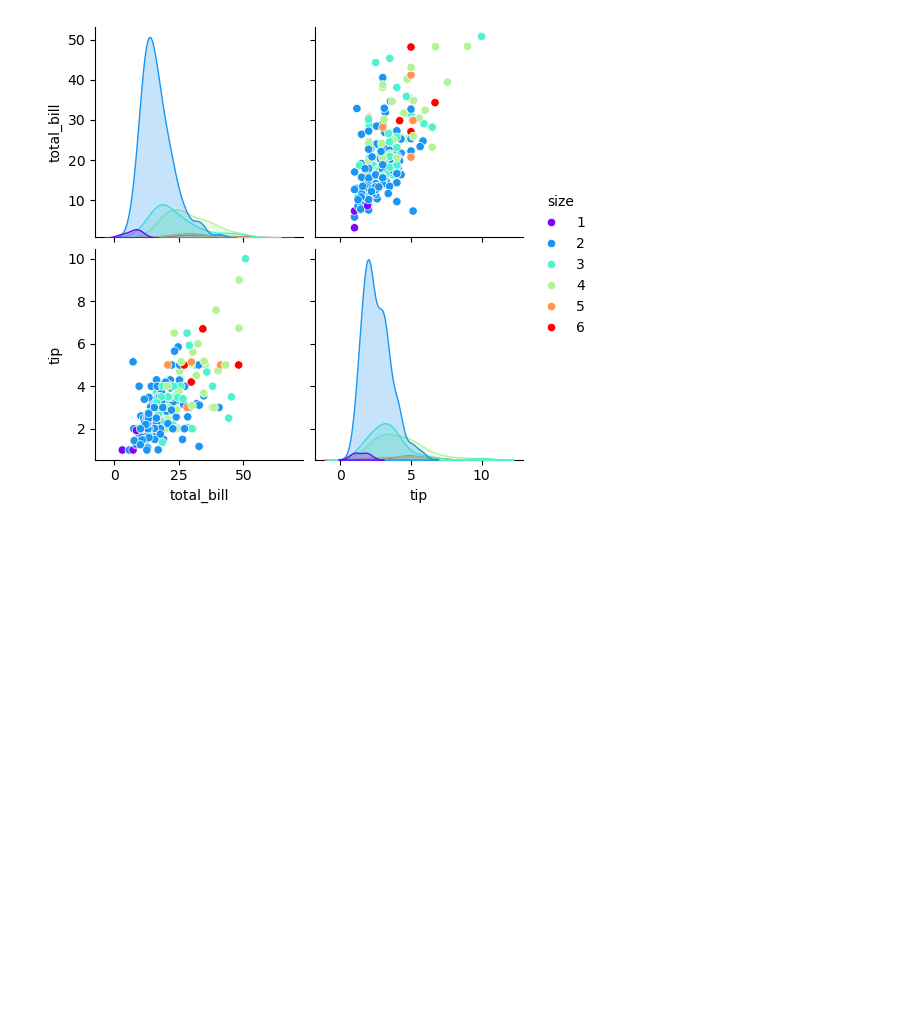
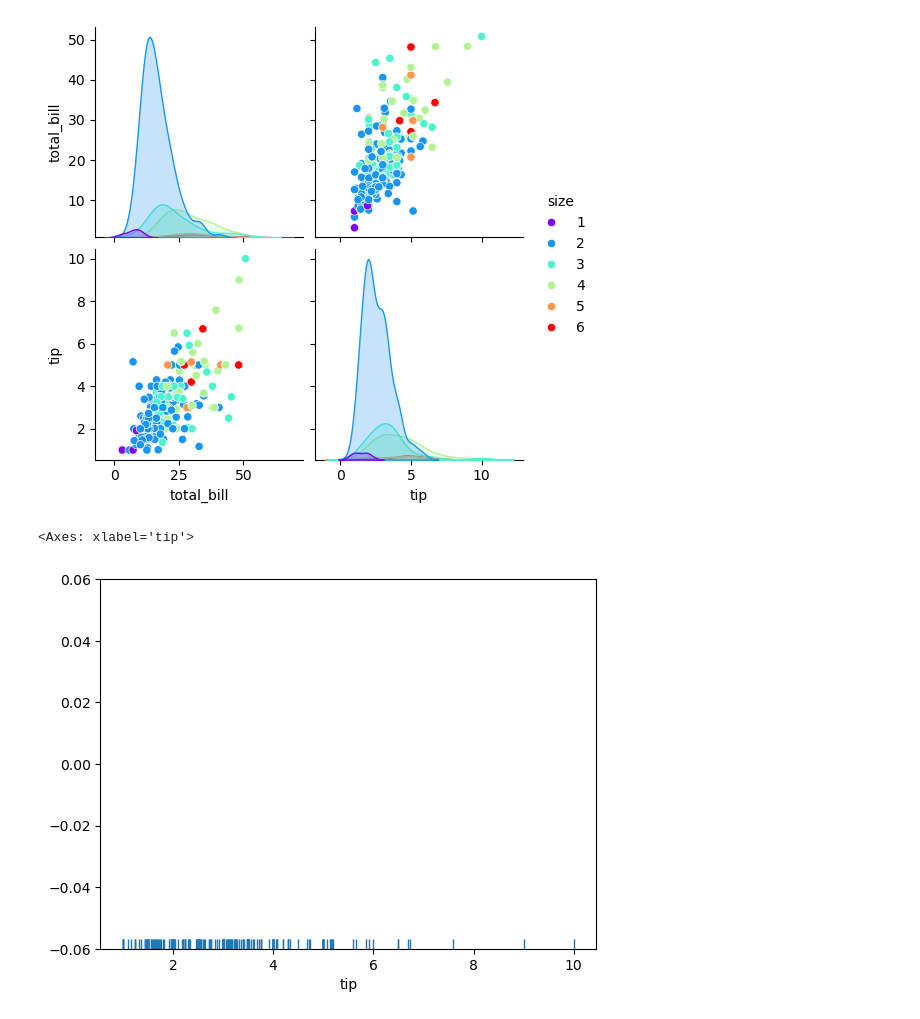
Before and after one commit to nishita-esrat/machine-learning, a Jupyter notebook: matplotlib/distributionplot.ipynb, the cells around one changed output. Cells and saved outputs as stored; diff of their text form; code cells hidden in the pictures; blank space fills up the shorter version.

Commit message:
seaborn rugplot

```diff
--- a/matplotlib/distributionplot.ipynb
+++ b/matplotlib/distributionplot.ipynb
@@ -54,3 +54,8 @@ sns.pairplot(df,hue='size',palette='rainbow')
 # %% [output]
 <seaborn.axisgrid.PairGrid at 0x...>
 [figure]
+# %%
+sns.rugplot(df["tip"])
+# %% [output]
+<Axes: xlabel='tip'>
+[figure, added]
```
